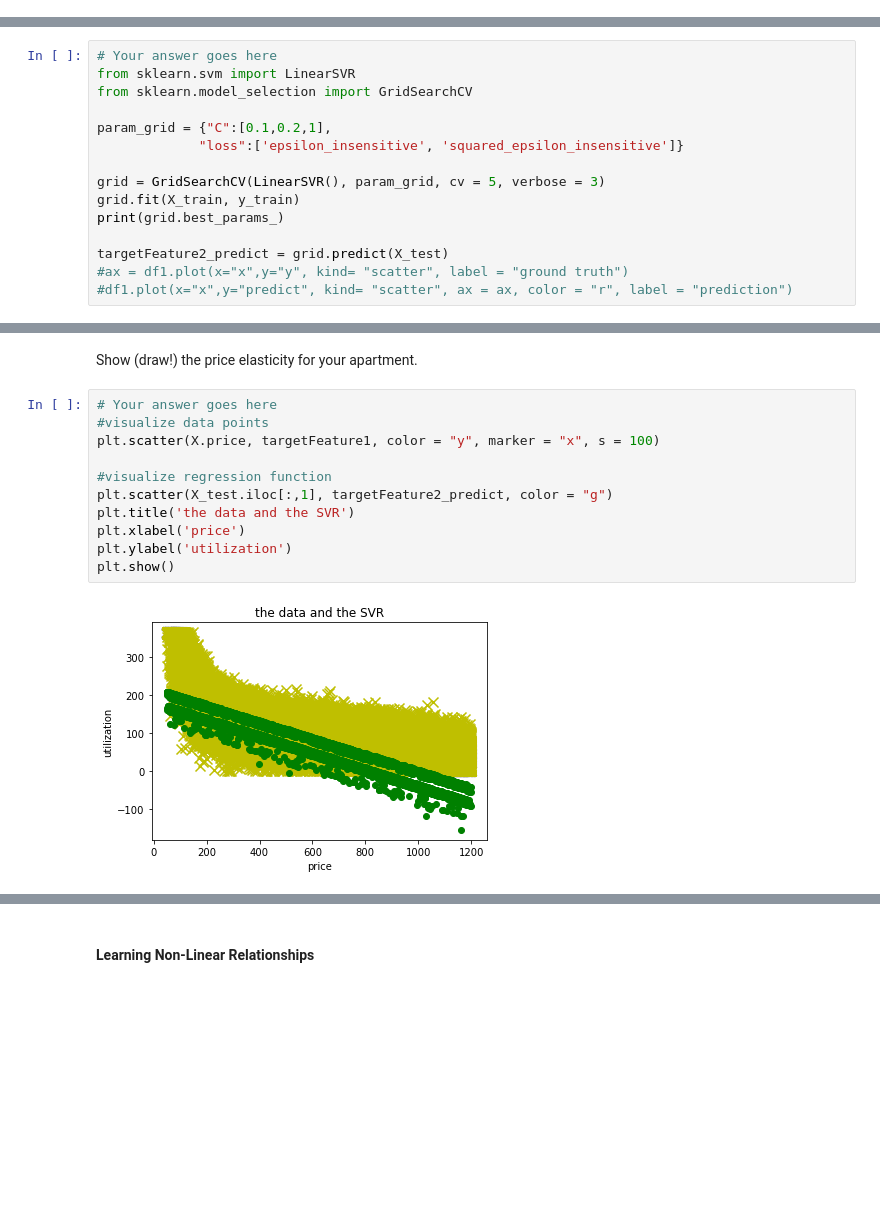
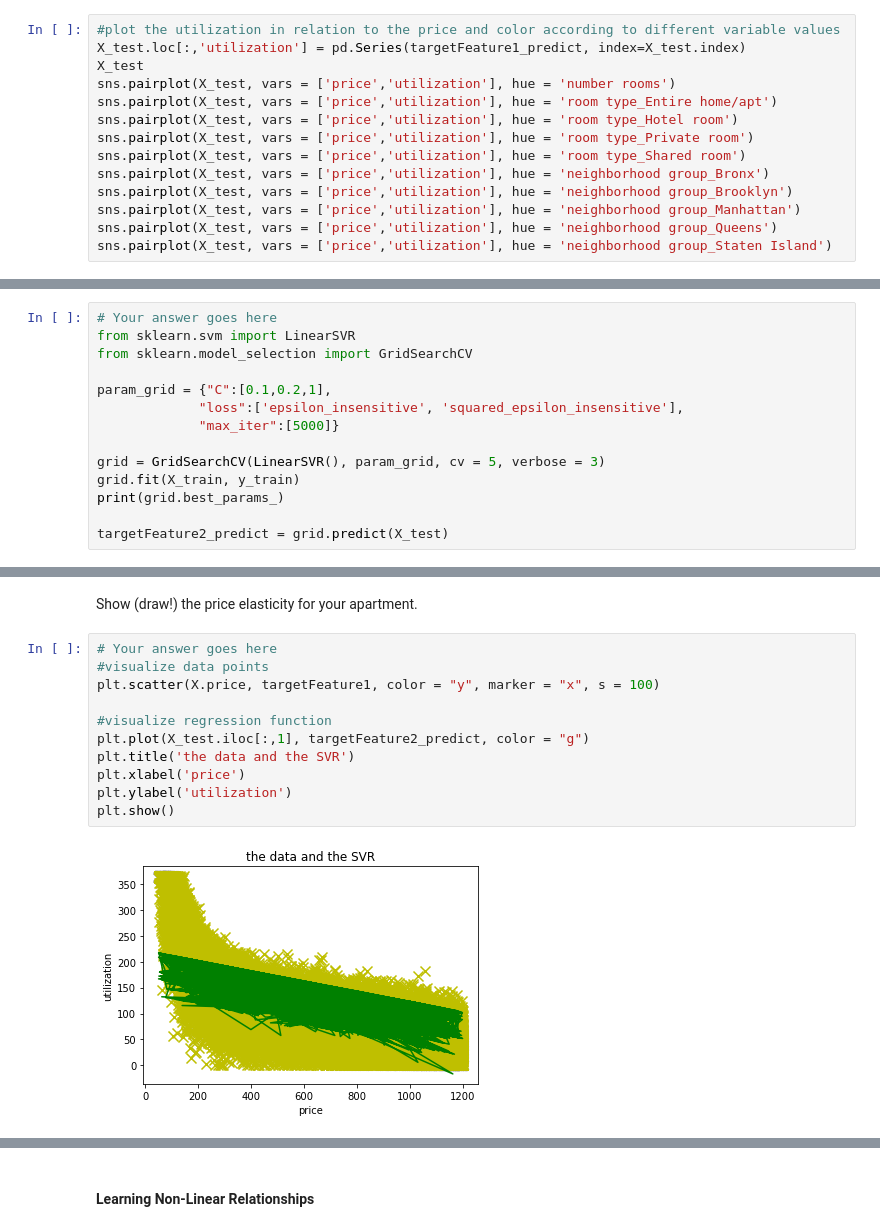
Before and after one commit to hjkim1171/IDS, a Jupyter notebook: Assignment1/Poyen/assignment1_poyen.ipynb, the cells around one changed output, grey strips where cells are left out. Cells and saved outputs as stored; diff of their text form; blank space fills up the shorter version.

```diff
--- a/Assignment1/Poyen/assignment1_poyen.ipynb
+++ b/Assignment1/Poyen/assignment1_poyen.ipynb
@@ -956,3 +989,17 @@ plt.ylabel('utilization')
 plt.show()
 # %% [output]
 [figure]
+# %%
+#plot the utilization in relation to the price and color according to different variable values
+X_test.loc[:,'utilization'] = pd.Series(targetFeature1_predict, index=X_test.index)
+X_test
+sns.pairplot(X_test, vars = ['price','utilization'], hue = 'number rooms')
+sns.pairplot(X_test, vars = ['price','utilization'], hue = 'room type_Entire home/apt')
+sns.pairplot(X_test, vars = ['price','utilization'], hue = 'room type_Hotel room')
+sns.pairplot(X_test, vars = ['price','utilization'], hue = 'room type_Private room')
+sns.pairplot(X_test, vars = ['price','utilization'], hue = 'room type_Shared room')
+sns.pairplot(X_test, vars = ['price','utilization'], hue = 'neighborhood group_Bronx')
+sns.pairplot(X_test, vars = ['price','utilization'], hue = 'neighborhood group_Brooklyn')
+sns.pairplot(X_test, vars = ['price','utilization'], hue = 'neighborhood group_Manhattan')
+sns.pairplot(X_test, vars = ['price','utilization'], hue = 'neighborhood group_Queens')
+sns.pairplot(X_test, vars = ['price','utilization'], hue = 'neighborhood group_Staten Island')
@@ -966,14 +1025,13 @@ from sklearn.svm import LinearSVR
 from sklearn.model_selection import GridSearchCV
 
 param_grid = {"C":[0.1,0.2,1],
-             "loss":['epsilon_insensitive', 'squared_epsilon_insensitive']}
+             "loss":['epsilon_insensitive', 'squared_epsilon_insensitive'],
+             "max_iter":[5000]}
 
 grid = GridSearchCV(LinearSVR(), param_grid, cv = 5, verbose = 3)
 grid.fit(X_train, y_train)
 print(grid.best_params_)
 
 targetFeature2_predict = grid.predict(X_test)
-#ax = df1.plot(x="x",y="y", kind= "scatter", label = "ground truth")
-#df1.plot(x="x",y="predict", kind= "scatter", ax = ax, color = "r", label = "prediction")
 # %% [output]
 Fitting 5 folds for each of 6 candidates, totalling 30 fits
@@ -1002,13 +1060,13 @@ Show (draw!) the price elasticity for your apartment.
 # %%
 # Your answer goes here
 #visualize data points
 plt.scatter(X.price, targetFeature1, color = "y", marker = "x", s = 100)
 
 #visualize regression function
-plt.scatter(X_test.iloc[:,1], targetFeature2_predict, color = "g")
+plt.plot(X_test.iloc[:,1], targetFeature2_predict, color = "g")
 plt.title('the data and the SVR')
 plt.xlabel('price')
 plt.ylabel('utilization')
 plt.show()
 # %% [output]
-[figure, old version]
+[figure, new version]
```
Also changed, not shown: parts of 28 cells of this notebook.
